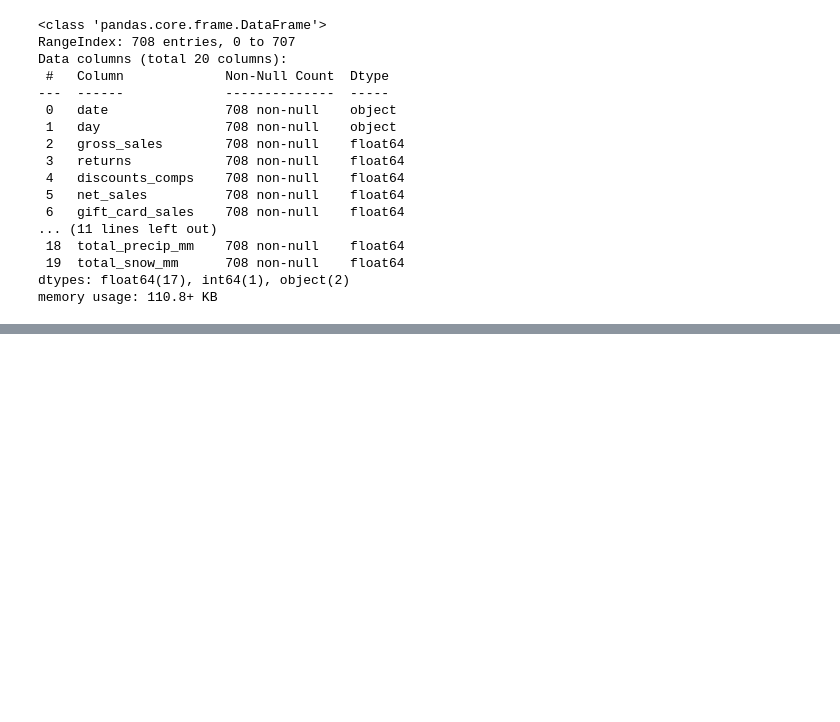
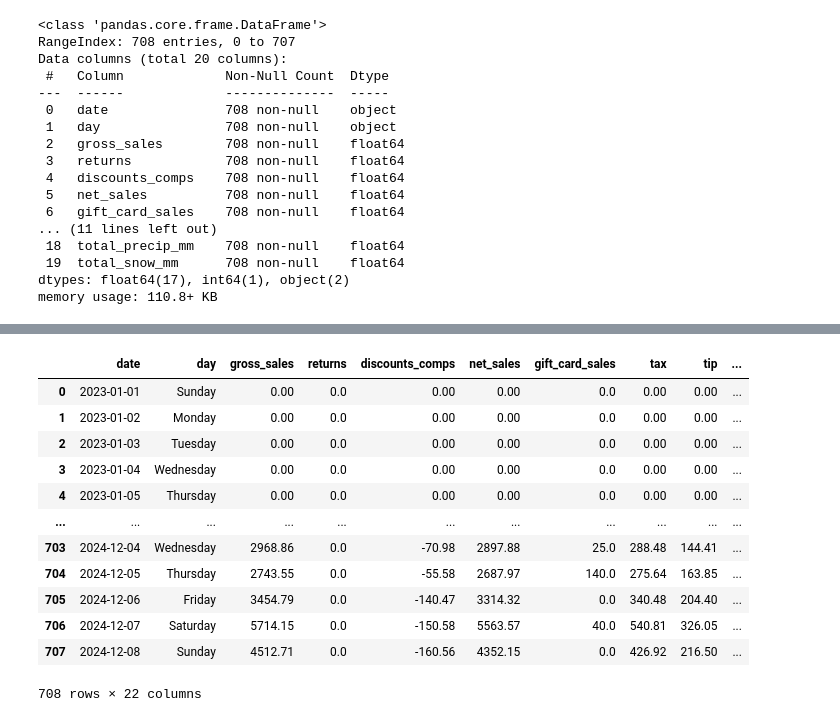
Before and after one commit to tsuijonathan/bakery_sales_analysis, a Jupyter notebook: notebooks/final_data_cleaning.ipynb, the cells around one changed output, grey strips where cells are left out. Saved outputs shown, nothing was run; the diff lists cells and outputs as text; code cells hidden in the pictures; blank space fills up the shorter version.

```diff
--- a/notebooks/final_data_cleaning.ipynb
+++ b/notebooks/final_data_cleaning.ipynb
@@ -37,9 +41,0 @@ ontario_holidays_2023_2024 = {date: name for date, name in sorted(ontario_holida
-# %%
-# Create a DataFrame
-ontario_holidays_df = pd.DataFrame(list(ontario_holidays_2023_2024.items()), columns=['Date', 'Holiday Name'])
-
-# Add an 'is_holiday' column
-ontario_holidays_df['is_holiday'] = True
-
-# Display the DataFrame
-display(ontario_holidays_df)
@@ -47,0 +42,11 @@ display(ontario_holidays_df)
+# %%
+#create a holidays dataframe using import holidays
+ontario_holidays = holidays.CA(subdiv="ON", years=[2023, 2024])
+holidays_list = list(ontario_holidays.items())
+
+if holidays_list:
+    ontario_holidays_df = pd.DataFrame(holidays_list, columns=['date', 'holiday_name'])
+    ontario_holidays_df['is_holiday'] = True
+    display(ontario_holidays_df)
+else:
+    print("No holidays found for 2023 and 2024.")
@@ -47,0 +91,23 @@ display(ontario_holidays_df)
+# %%
+# Perform the merge
+df = df.merge(ontario_holidays_df, on='date', how='left')
+
+# Fill missing values for holidays
+df['is_holiday'] = df['is_holiday'].fillna(False).infer_objects(copy=False)
+df['holiday_name'] = df['holiday_name'].fillna('Regular Day')
+# %%
+display(df)
+# %% [output]
+|  | date | day | gross_sales | returns | discounts_comps | net_sales | gift_card_sales | tax | tip | ... |
+| 0 | 2023-01-01 | Sunday | 0.00 | 0.0 | 0.00 | 0.00 | 0.0 | 0.00 | 0.00 | ... |
+| 1 | 2023-01-02 | Monday | 0.00 | 0.0 | 0.00 | 0.00 | 0.0 | 0.00 | 0.00 | ... |
+| 2 | 2023-01-03 | Tuesday | 0.00 | 0.0 | 0.00 | 0.00 | 0.0 | 0.00 | 0.00 | ... |
+| 3 | 2023-01-04 | Wednesday | 0.00 | 0.0 | 0.00 | 0.00 | 0.0 | 0.00 | 0.00 | ... |
+| 4 | 2023-01-05 | Thursday | 0.00 | 0.0 | 0.00 | 0.00 | 0.0 | 0.00 | 0.00 | ... |
+| ... | ... | ... | ... | ... | ... | ... | ... | ... | ... | ... |
+| 703 | 2024-12-04 | Wednesday | 2968.86 | 0.0 | -70.98 | 2897.88 | 25.0 | 288.48 | 144.41 | ... |
+| 704 | 2024-12-05 | Thursday | 2743.55 | 0.0 | -55.58 | 2687.97 | 140.0 | 275.64 | 163.85 | ... |
+| 705 | 2024-12-06 | Friday | 3454.79 | 0.0 | -140.47 | 3314.32 | 0.0 | 340.48 | 204.40 | ... |
+| 706 | 2024-12-07 | Saturday | 5714.15 | 0.0 | -150.58 | 5563.57 | 40.0 | 540.81 | 326.05 | ... |
+| 707 | 2024-12-08 | Sunday | 4512.71 | 0.0 | -160.56 | 4352.15 | 0.0 | 426.92 | 216.50 | ... |
+708 rows × 22 columns
```
Also changed, not shown: parts of 20 cells of this notebook, 4 other files.
